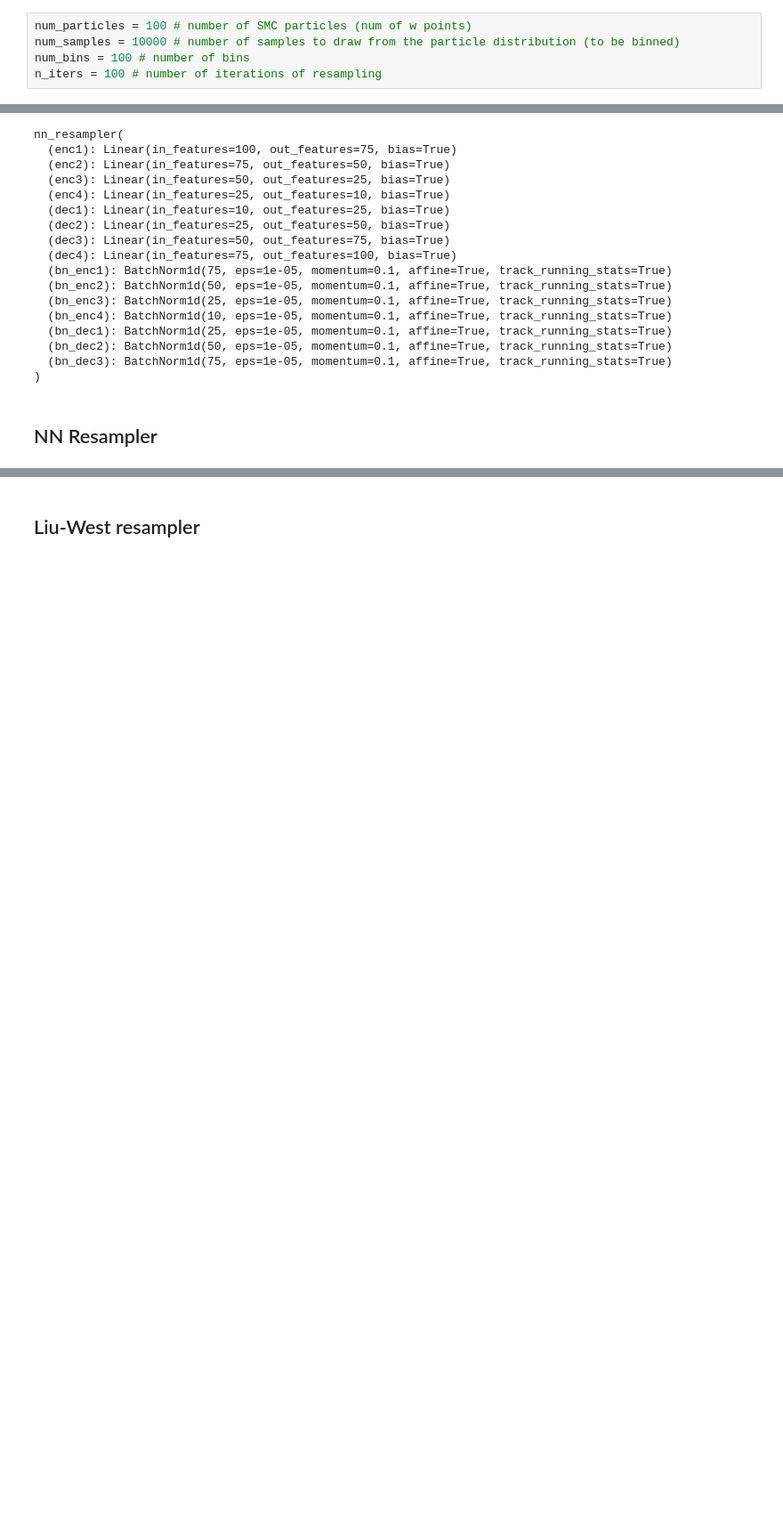
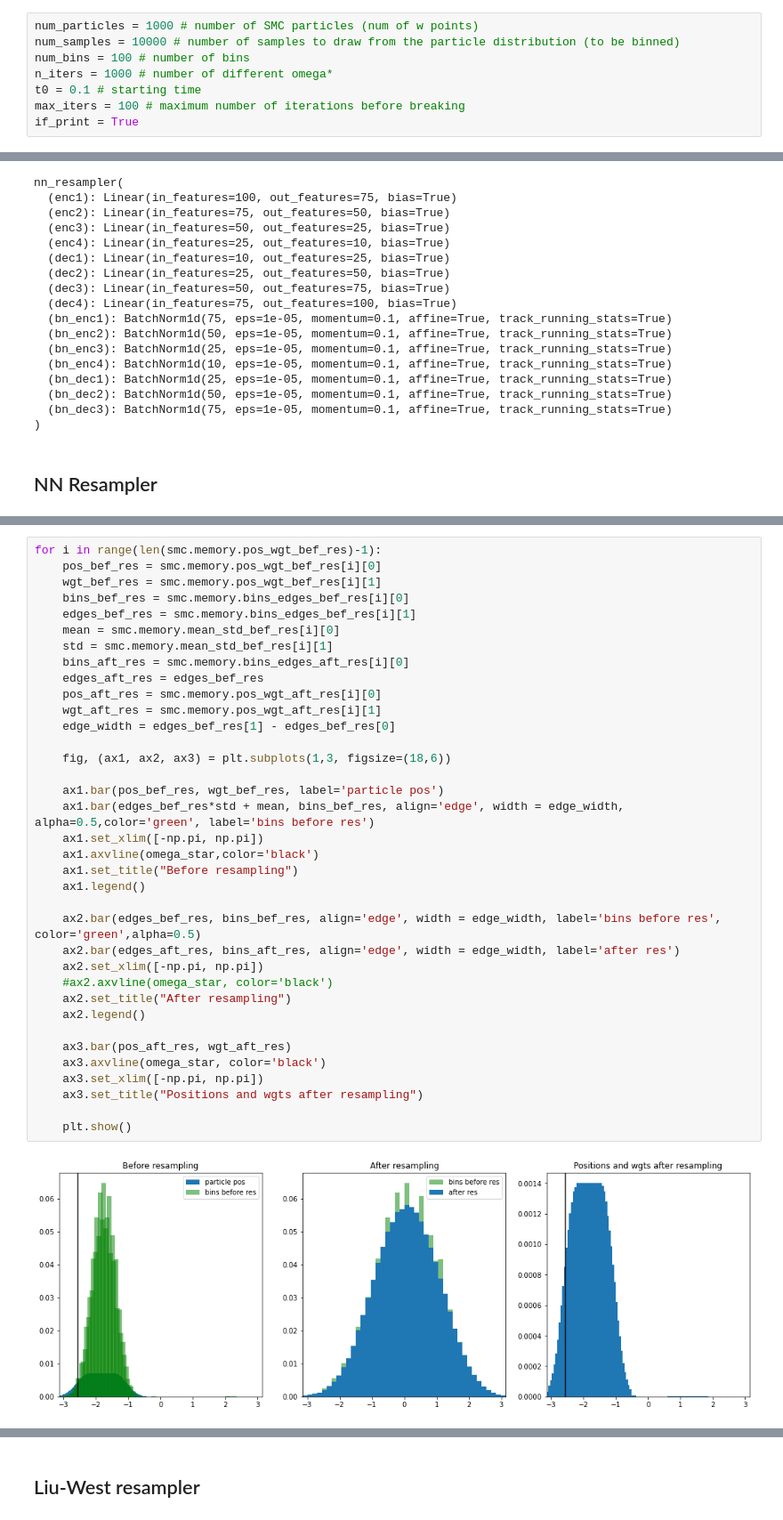
Before and after one commit to ajrheng/smc-nn-resampler, a Jupyter notebook: run-bayesian-phase-est.ipynb, the cells around one changed output, grey strips where cells are left out. Shown: that part at 89% size. Cells and saved outputs as stored; diff of their text form; blank space fills up the shorter version.

Commit message:
added memory to each SMC run and plots the distribution of runs that produce bad results

```diff
--- a/run-bayesian-phase-est.ipynb
+++ b/run-bayesian-phase-est.ipynb
@@ -17,9 +17,12 @@ cuda:0
 from nn_resampler import nn_resampler
 from phase_est_smc import phase_est_smc
 # %%
-num_particles = 100 # number of SMC particles (num of w points)
+num_particles = 1000 # number of SMC particles (num of w points)
 num_samples = 10000 # number of samples to draw from the particle distribution (to be binned)
 num_bins = 100 # number of bins
-n_iters = 100 # number of iterations of resampling
+n_iters = 1000 # number of different omega*
+t0 = 0.1 # starting time
+max_iters = 100 # maximum number of iterations before breaking
+if_print = True
 # %%
 net = nn_resampler(100,100)
@@ -132,0 +121,38 @@ True omega: 3.219667, prediction by NN: 3.219665, num of resample calls: 16
+# %%
+for i in range(len(smc.memory.pos_wgt_bef_res)-1):
+    pos_bef_res = smc.memory.pos_wgt_bef_res[i][0]
+    wgt_bef_res = smc.memory.pos_wgt_bef_res[i][1]
+    bins_bef_res = smc.memory.bins_edges_bef_res[i][0]
+    edges_bef_res = smc.memory.bins_edges_bef_res[i][1]
+    mean = smc.memory.mean_std_bef_res[i][0]
+    std = smc.memory.mean_std_bef_res[i][1]
+    bins_aft_res = smc.memory.bins_edges_aft_res[i][0]
+    edges_aft_res = edges_bef_res
+    pos_aft_res = smc.memory.pos_wgt_aft_res[i][0]
+    wgt_aft_res = smc.memory.pos_wgt_aft_res[i][1]
+    edge_width = edges_bef_res[1] - edges_bef_res[0]
+
+    fig, (ax1, ax2, ax3) = plt.subplots(1,3, figsize=(18,6))
+
+    ax1.bar(pos_bef_res, wgt_bef_res, label='particle pos')
+    ax1.bar(edges_bef_res*std + mean, bins_bef_res, align='edge', width = edge_width, alpha=0.5,color='green', label='bins before res')
+    ax1.set_xlim([-np.pi, np.pi])
+    ax1.axvline(omega_star,color='black')
+    ax1.set_title("Before resampling")
+    ax1.legend()
+
+    ax2.bar(edges_bef_res, bins_bef_res, align='edge', width = edge_width, label='bins before res', color='green',alpha=0.5)
+    ax2.bar(edges_aft_res, bins_aft_res, align='edge', width = edge_width, label='after res')
+    ax2.set_xlim([-np.pi, np.pi])
+    #ax2.axvline(omega_star, color='black')
+    ax2.set_title("After resampling")
+    ax2.legend()
+
+    ax3.bar(pos_aft_res, wgt_aft_res)
+    ax3.axvline(omega_star, color='black')
+    ax3.set_xlim([-np.pi, np.pi])
+    ax3.set_title("Positions and wgts after resampling")
+
+    plt.show()
+# %% [output]
+[figure, added]
```
Also changed, not shown: parts of 8 cells of this notebook, 3 other files.
